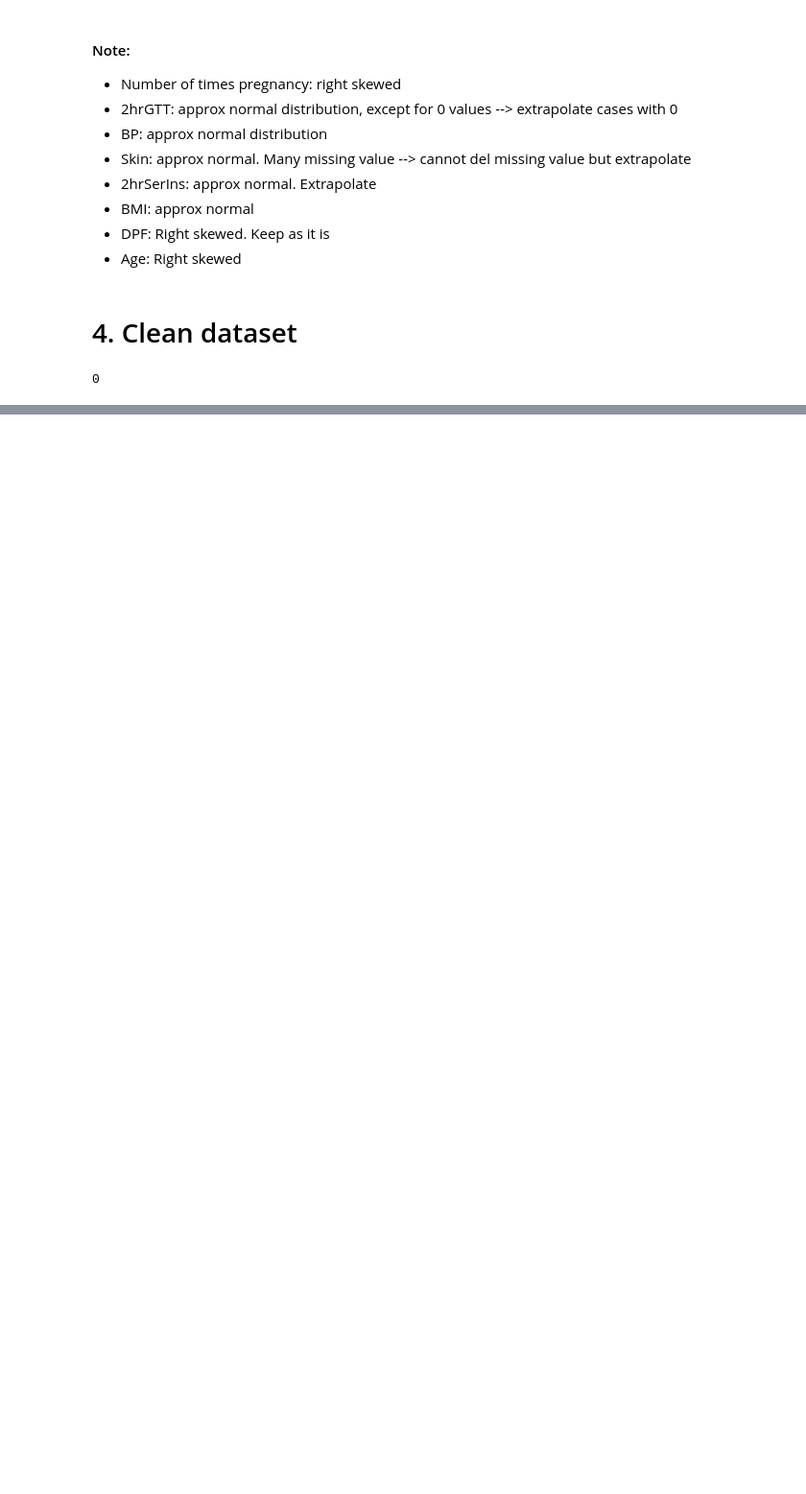
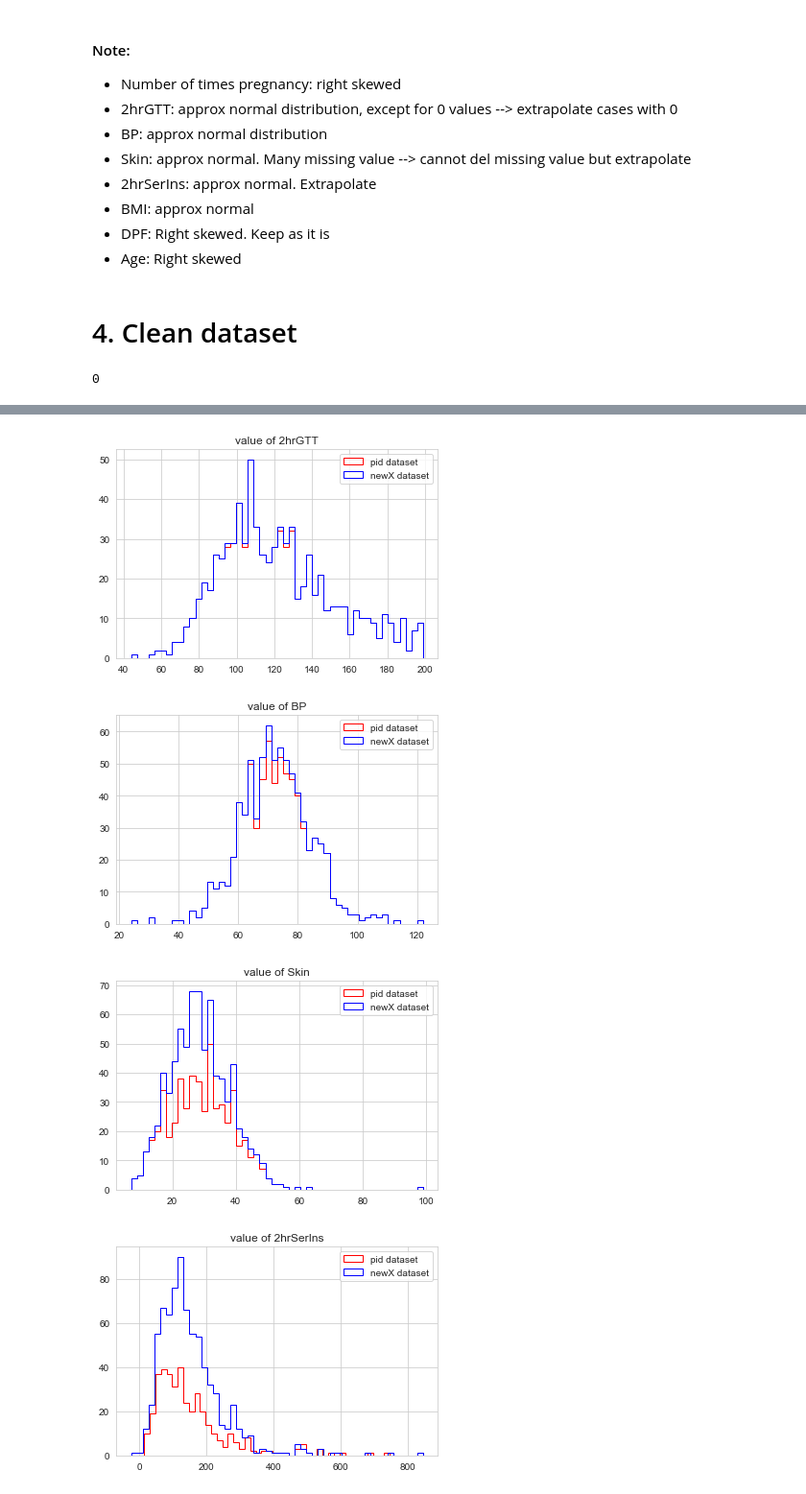
Before and after one commit to htran-2012/Practice_PimaIndianDiabetes, a Jupyter notebook: Data_Prep.ipynb, the cells around one changed output, grey strips where cells are left out. Shown at 96% size. Drawn from its saved outputs; the diff is of its cells as text; code cells hidden in the pictures; blank space fills up the shorter version.

Commit message:
Try IterativeImpute and KNNImpute

```diff
--- a/Data_Prep.ipynb
+++ b/Data_Prep.ipynb
@@ -204,0 +222,6 @@ plot_histogram(pid, feature_cols)
+# %%
+iterimp = IterativeImputer(missing_values = np.nan, random_state=23)
+# %%
+newX = iterimp.fit_transform(X[impute_columns])
+# %%
+newXdf = pd.DataFrame(newX, columns = impute_columns)
@@ -204,0 +237,14 @@ plot_histogram(pid, feature_cols)
+# %%
+newX = pd.concat([newXdf, X[["TimesPreg", "DPF", "Age"]]], axis = 1)
+# %%
+for col in newX.columns:
+    plt.hist(pid[col], bins = 50, label='pid dataset', color = 'r' , histtype = 'step')
+    plt.hist(newX[col], bins = 50, label='newX dataset', color = 'b', histtype = 'step')
+    plt.legend()
+    plt.title('value of ' + str(col))
+    plt.show()
+# %% [output]
+[figure, added]
+[figure, added]
+[figure, added]
+[figure, added]
```
Also changed, not shown: parts of 24 cells of this notebook, 2 other files.
